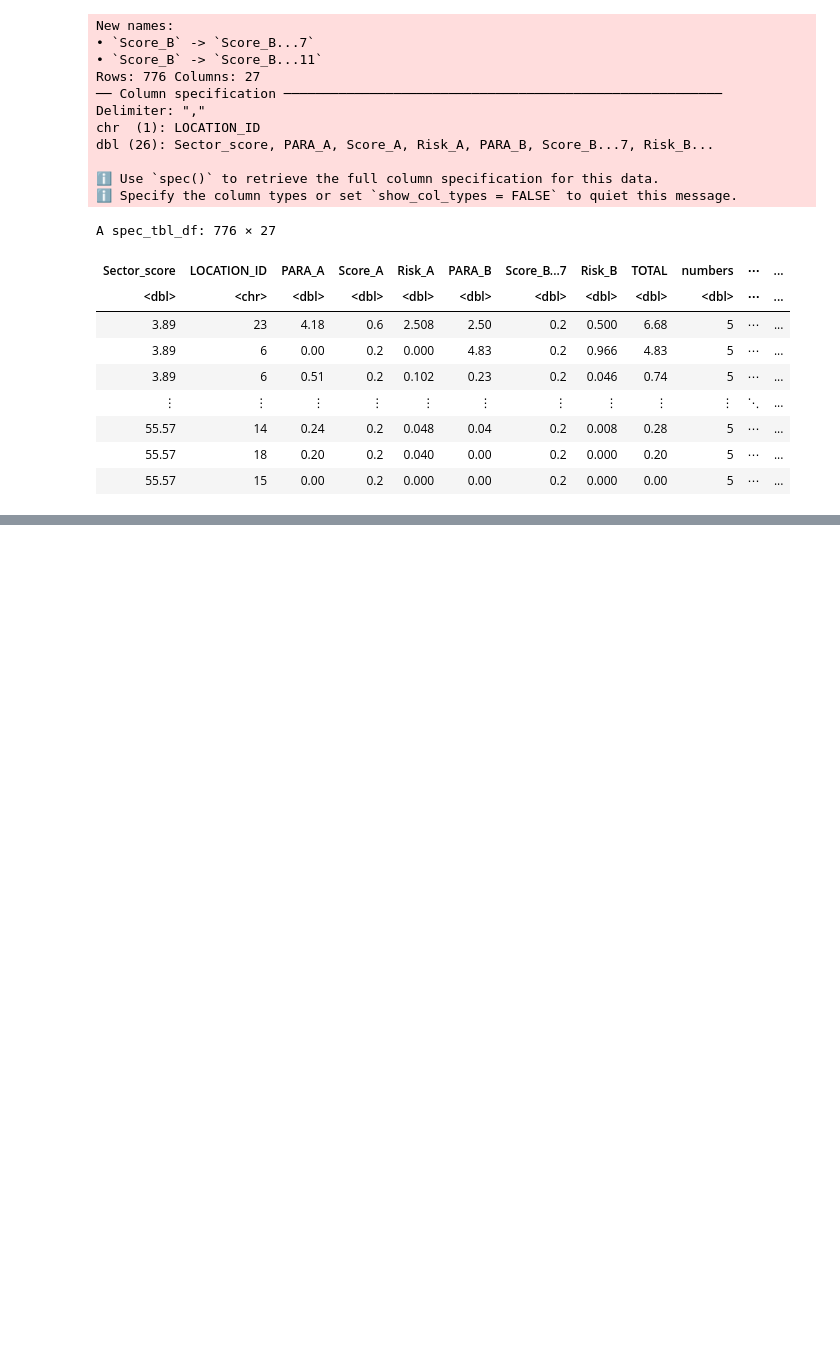
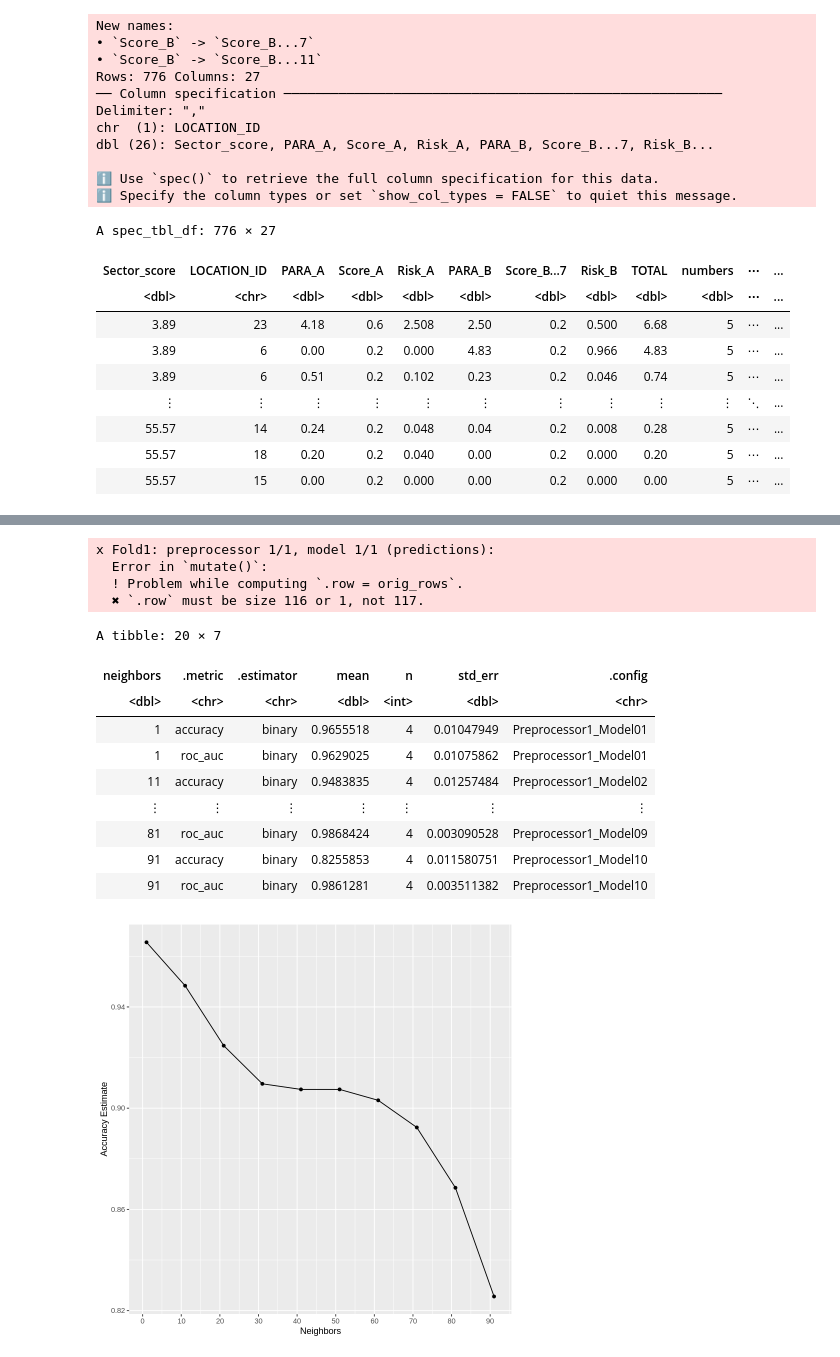
Before and after one commit to Leoliuubc/dsci-100-project-group43, a Jupyter notebook: group_proposal.ipynb, the cells around one changed output, grey strips where cells are left out. Drawn from its saved outputs; the diff is of its cells as text; code cells hidden in the pictures; blank space fills up the shorter version.

```diff
--- a/group_proposal.ipynb
+++ b/group_proposal.ipynb
@@ -117,0 +121,41 @@ Warning message:
+# %%
+training_recipe <- recipe(Risk ~ ., data = risk_data_train)
+
+training_vfold <- vfold_cv(risk_data_train, v = 5, strata = Risk)
+
+training_mode <- nearest_neighbor(weight_func = "rectangular", neighbors = tune()) |>
+                    set_engine("kknn") |>
+                    set_mode("classification")
+
+cross_val <- workflow() |>
+                add_recipe(training_recipe) |>
+                add_model(training_mode) |>
+                tune_grid(resamples = training_vfold, grid = tibble(neighbors = seq(from = 1, to = 100, by = 10))) |>
+                collect_metrics()
+cross_val
+
+accuracies <- cross_val |>
+       filter(.metric == "accuracy")
+
+cross_val_plot <- ggplot(accuracies, aes(x = neighbors, y = mean))+
+       geom_point() +
+       geom_line() +
+       labs(x = "Neighbors", y = "Accuracy Estimate") +
+       scale_x_continuous(breaks = seq(0, 100, by = 10))
+cross_val_plot
+# %% [output]
+x Fold1: preprocessor 1/1, model 1/1 (predictions):
+  Error in `mutate()`:
+  ! Problem while computing `.row = orig_rows`.
+  ✖ `.row` must be size 116 or 1, not 117.
+A tibble: 20 × 7
+| neighbors | .metric | .estimator | mean | n | std_err | .config |
+| <dbl> | <chr> | <chr> | <dbl> | <int> | <dbl> | <chr> |
+| 1 | accuracy | binary | 0.9655518 | 4 | 0.01047949 | Preprocessor1_Model01 |
+| 1 | roc_auc | binary | 0.9629025 | 4 | 0.01075862 | Preprocessor1_Model01 |
+| 11 | accuracy | binary | 0.9483835 | 4 | 0.01257484 | Preprocessor1_Model02 |
+| ⋮ | ⋮ | ⋮ | ⋮ | ⋮ | ⋮ | ⋮ |
+| 81 | roc_auc | binary | 0.9868424 | 4 | 0.003090528 | Preprocessor1_Model09 |
+| 91 | accuracy | binary | 0.8255853 | 4 | 0.011580751 | Preprocessor1_Model10 |
+| 91 | roc_auc | binary | 0.9861281 | 4 | 0.003511382 | Preprocessor1_Model10 |
+[figure, added]
```
Also changed, not shown: parts of 3 cells of this notebook.
